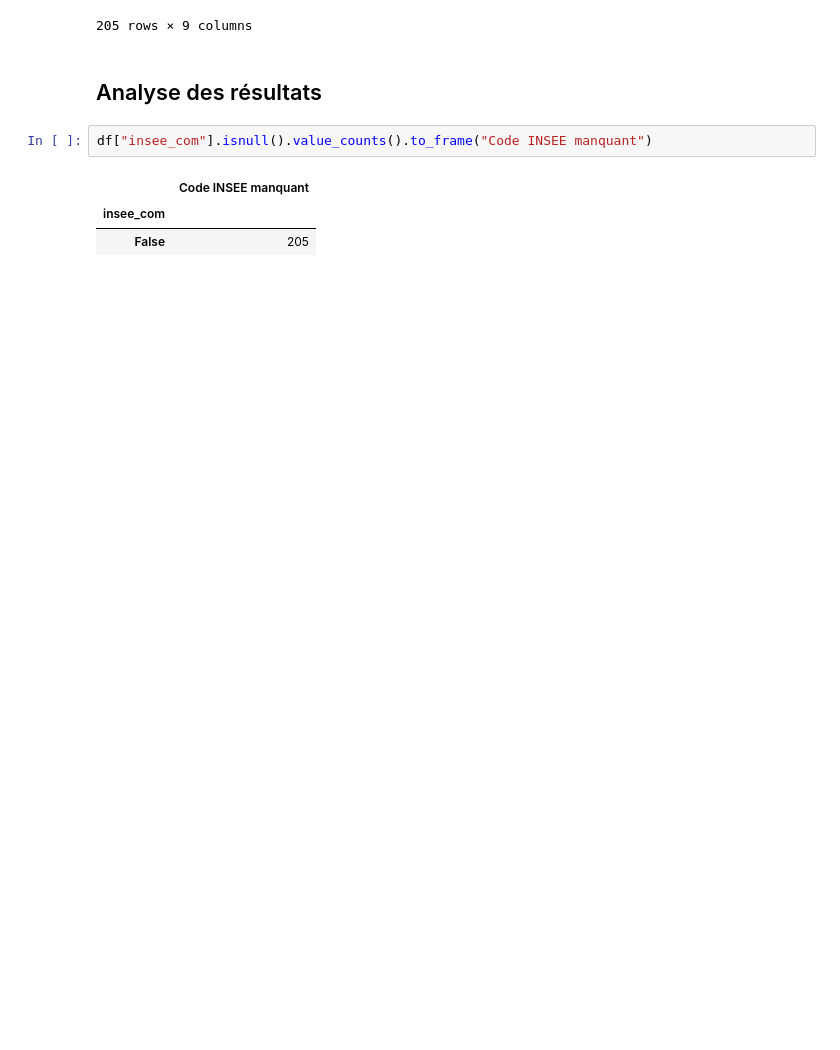
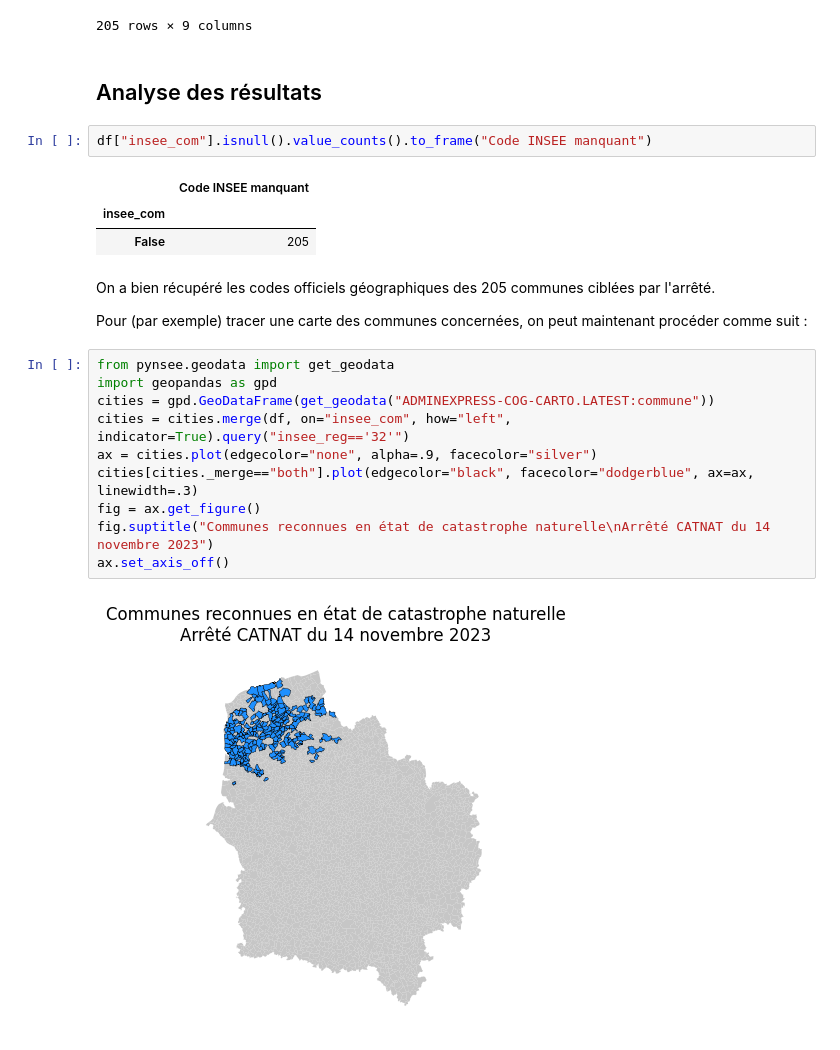
Before and after one commit to tgrandje/french-cities, a Jupyter notebook: notebooks_docs/usecase_3.ipynb, the cells around one changed output. Drawn from its saved outputs; the diff is of its cells as text; blank space fills up the shorter version.

```diff
--- a/notebooks_docs/usecase_3.ipynb
+++ b/notebooks_docs/usecase_3.ipynb
@@ -96,3 +98,19 @@ df["insee_com"].isnull().value_counts().to_frame("Code INSEE manquant")
 |  | Code INSEE manquant |
 | insee_com |  |
 | False | 205 |
+# %% [markdown]
+On a bien récupéré les codes officiels géographiques des 205 communes ciblées par l'arrêté.
+
+Pour (par exemple) tracer une carte des communes concernées, on peut maintenant procéder comme suit :
+# %%
+from pynsee.geodata import get_geodata
+import geopandas as gpd
+cities = gpd.GeoDataFrame(get_geodata("ADMINEXPRESS-COG-CARTO.LATEST:commune"))
+cities = cities.merge(df, on="insee_com", how="left", indicator=True).query("insee_reg=='32'")
+ax = cities.plot(edgecolor="none", alpha=.9, facecolor="silver")
+cities[cities._merge=="both"].plot(edgecolor="black", facecolor="dodgerblue", ax=ax, linewidth=.3)
+fig = ax.get_figure()
+fig.suptitle("Communes reconnues en état de catastrophe naturelle\nArrêté CATNAT du 14 novembre 2023")
+ax.set_axis_off()
+# %% [output]
+[figure, added]
```
Also changed, not shown: parts of 2 cells of this notebook, 7 other files.
